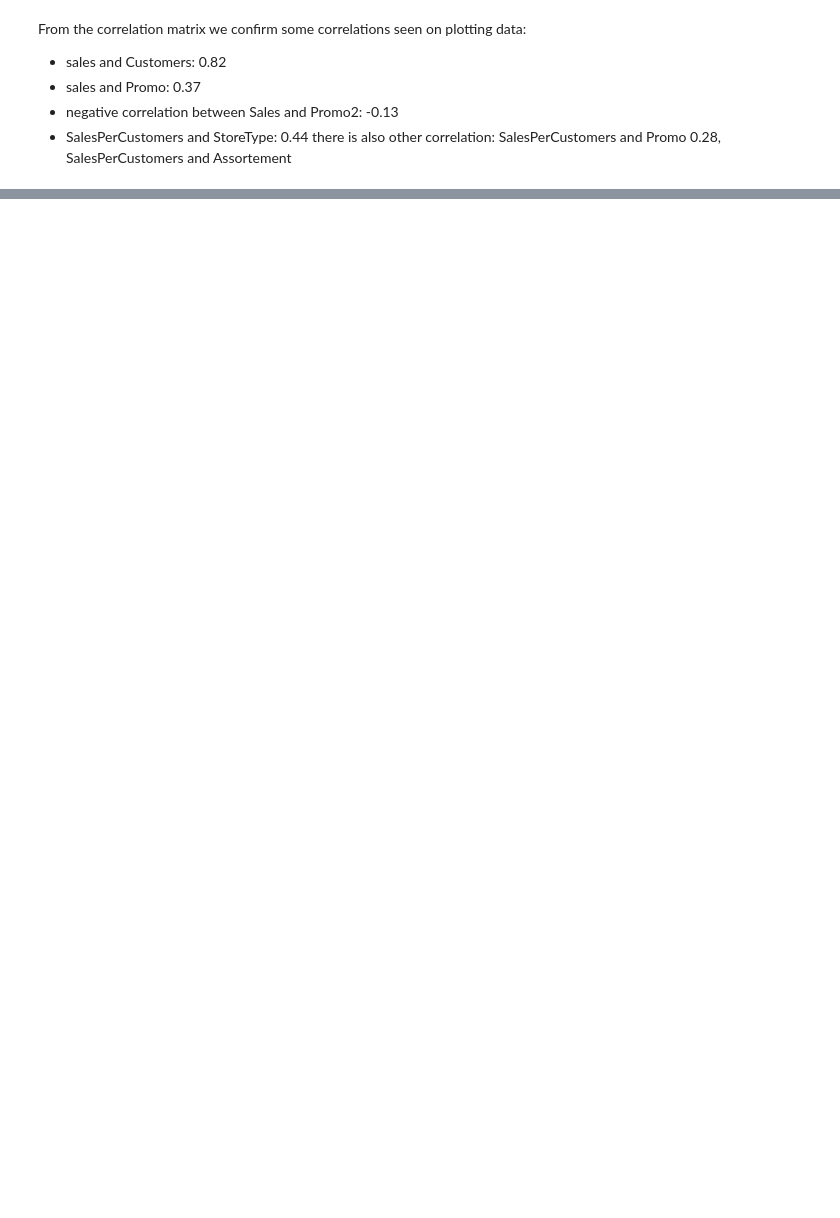
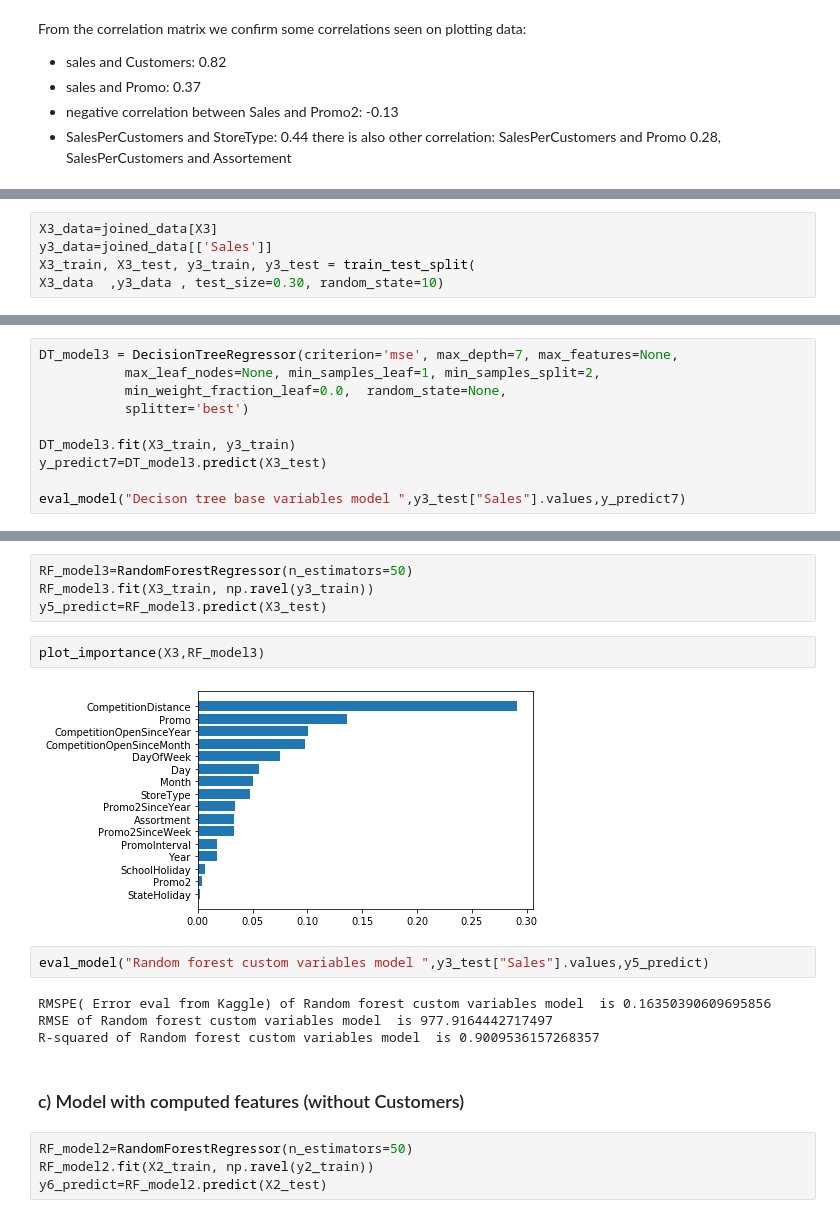
Before and after one commit to ahlemg-dev/ai, a Jupyter notebook: FinalProject.ipynb, the cells around one changed output, grey strips where cells are left out. Cells and saved outputs as stored; diff of their text form; blank space fills up the shorter version.

```diff
--- a/FinalProject.ipynb
+++ b/FinalProject.ipynb
@@ -480,0 +623,5 @@ there is also other correlation: SalesPerCustomers and Promo 0.28, SalesPerCusto
+# %%
+X3_data=joined_data[X3]
+y3_data=joined_data[['Sales']]
+X3_train, X3_test, y3_train, y3_test = train_test_split(
+X3_data  ,y3_data , test_size=0.30, random_state=10)
@@ -480,0 +694,10 @@ there is also other correlation: SalesPerCustomers and Promo 0.28, SalesPerCusto
+# %%
+DT_model3 = DecisionTreeRegressor(criterion='mse', max_depth=7, max_features=None,
+           max_leaf_nodes=None, min_samples_leaf=1, min_samples_split=2,
+           min_weight_fraction_leaf=0.0,  random_state=None,
+           splitter='best')
+
+DT_model3.fit(X3_train, y3_train)
+y_predict7=DT_model3.predict(X3_test)
+
+eval_model("Decison tree base variables model ",y3_test["Sales"].values,y_predict7)
@@ -480,0 +767,20 @@ there is also other correlation: SalesPerCustomers and Promo 0.28, SalesPerCusto
+# %%
+RF_model3=RandomForestRegressor(n_estimators=50)
+RF_model3.fit(X3_train, np.ravel(y3_train))
+y5_predict=RF_model3.predict(X3_test)
+# %%
+plot_importance(X3,RF_model3)
+# %% [output]
+[figure, added]
+# %%
+eval_model("Random forest custom variables model ",y3_test["Sales"].values,y5_predict)
+# %% [output]
+RMSPE( Error eval from Kaggle) of Random forest custom variables model  is 0.16350390609695856
+RMSE of Random forest custom variables model  is 977.9164442717497
+R-squared of Random forest custom variables model  is 0.9009536157268357
+# %% [markdown]
+### c) Model with computed features (without Customers)
+# %%
+RF_model2=RandomForestRegressor(n_estimators=50)
+RF_model2.fit(X2_train, np.ravel(y2_train))
+y6_predict=RF_model2.predict(X2_test)
```
Also changed, not shown: parts of 66 cells of this notebook.
